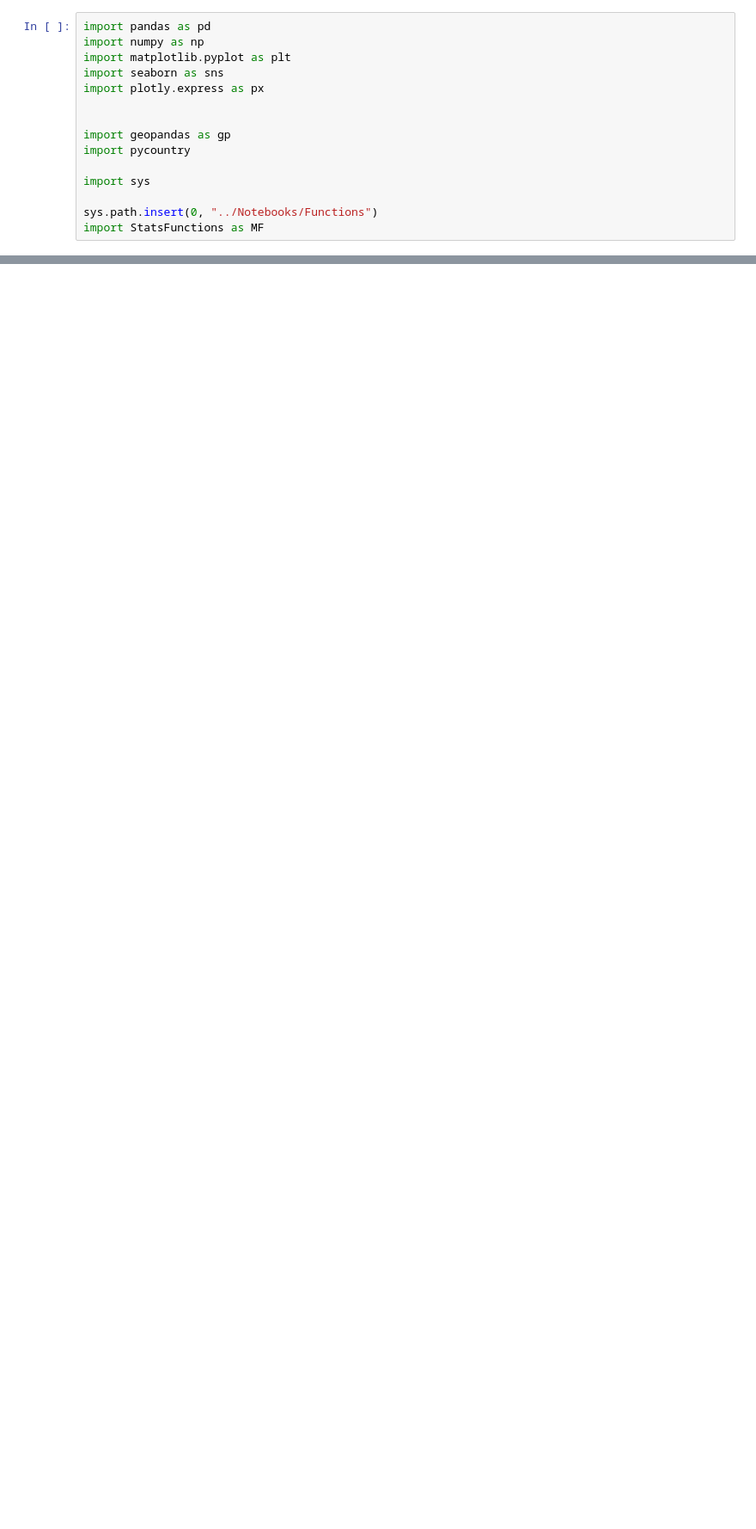
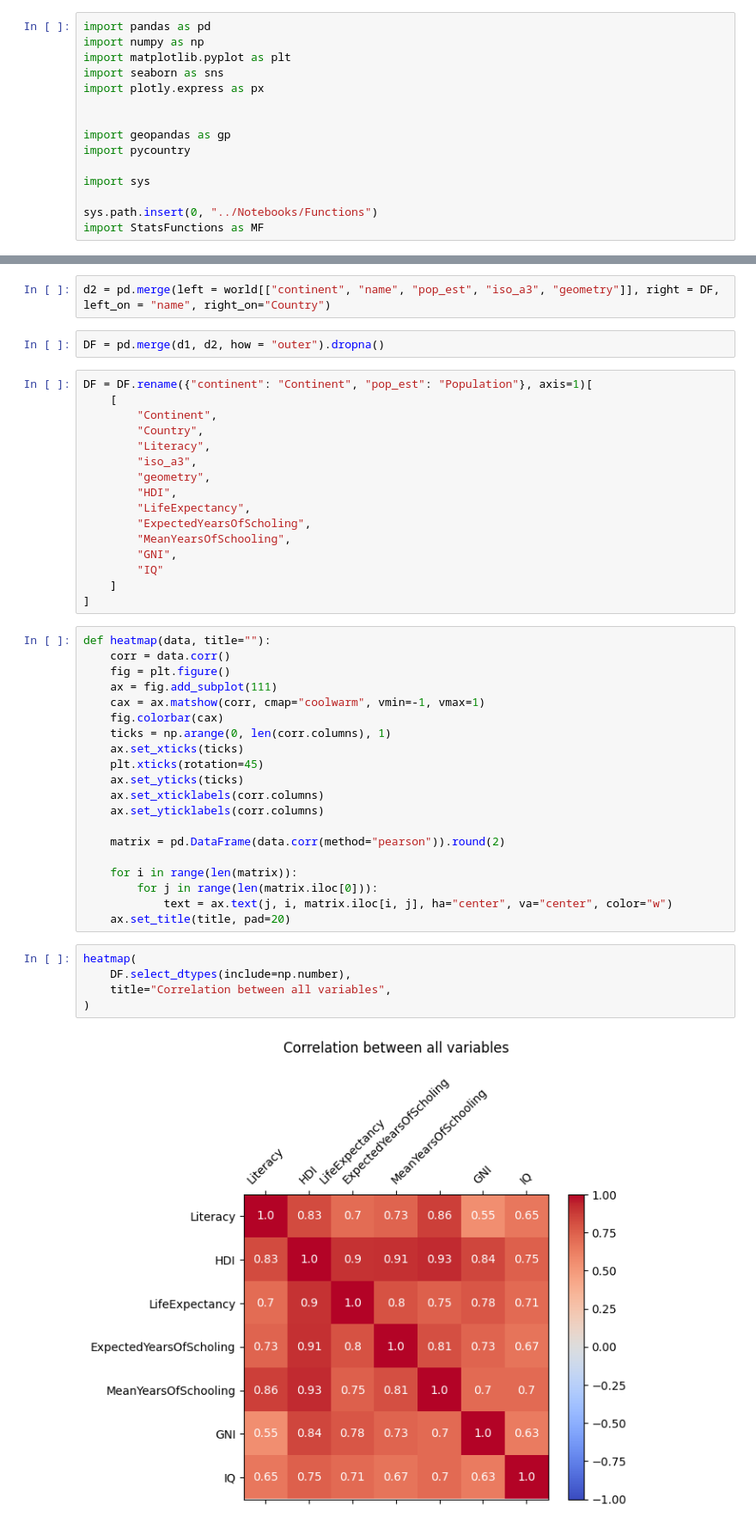
Before and after one commit to Mamin-gamer/ProfessionalSoftwareModule, a Jupyter notebook: FinalProject/Notebooks/getData.ipynb, the cells around one changed output, grey strips where cells are left out. Shown at 86% size. Drawn from its saved outputs; the diff is of its cells as text; blank space fills up the shorter version.

Commit message:
New report with new data

```diff
--- a/FinalProject/Notebooks/getData.ipynb
+++ b/FinalProject/Notebooks/getData.ipynb
@@ -37,0 +104,47 @@ DF.rename(
+# %%
+d2 = pd.merge(left = world[["continent", "name", "pop_est", "iso_a3", "geometry"]], right = DF, left_on = "name", right_on="Country")
+# %%
+DF = pd.merge(d1, d2, how = "outer").dropna()
+# %%
+DF = DF.rename({"continent": "Continent", "pop_est": "Population"}, axis=1)[
+    [
+        "Continent",
+        "Country",
+        "Literacy",
+        "iso_a3",
+        "geometry",
+        "HDI",
+        "LifeExpectancy",
+        "ExpectedYearsOfScholing",
+        "MeanYearsOfSchooling",
+        "GNI",
+        "IQ"
+    ]
+]
+# %%
+def heatmap(data, title=""):
+    corr = data.corr()
+    fig = plt.figure()
+    ax = fig.add_subplot(111)
+    cax = ax.matshow(corr, cmap="coolwarm", vmin=-1, vmax=1)
+    fig.colorbar(cax)
+    ticks = np.arange(0, len(corr.columns), 1)
+    ax.set_xticks(ticks)
+    plt.xticks(rotation=45)
+    ax.set_yticks(ticks)
+    ax.set_xticklabels(corr.columns)
+    ax.set_yticklabels(corr.columns)
+
+    matrix = pd.DataFrame(data.corr(method="pearson")).round(2)
+
+    for i in range(len(matrix)):
+        for j in range(len(matrix.iloc[0])):
+            text = ax.text(j, i, matrix.iloc[i, j], ha="center", va="center", color="w")
+    ax.set_title(title, pad=20)
+# %%
+heatmap(
+    DF.select_dtypes(include=np.number),
+    title="Correlation between all variables",
+)
+# %% [output]
+[figure, added]
```
Also changed, not shown: parts of 30 cells of this notebook, 1 other file.
